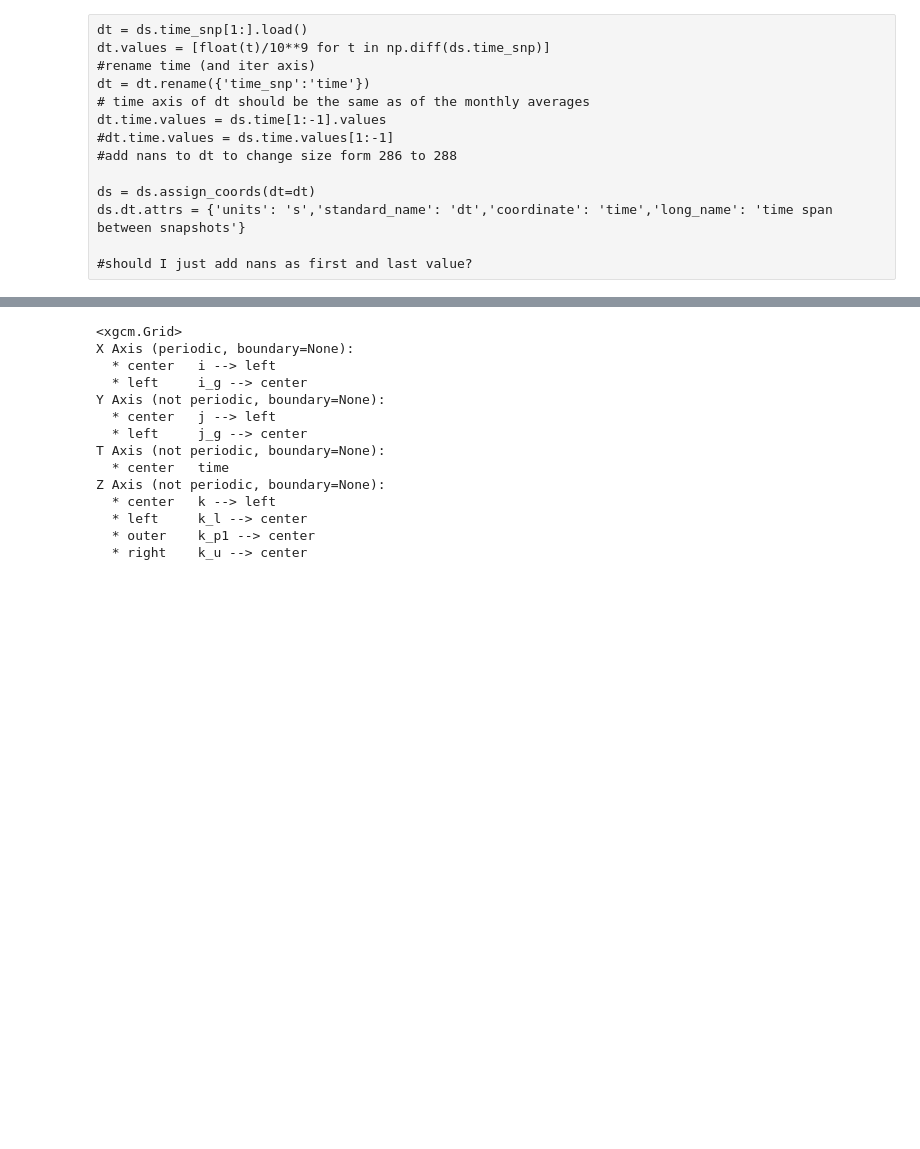
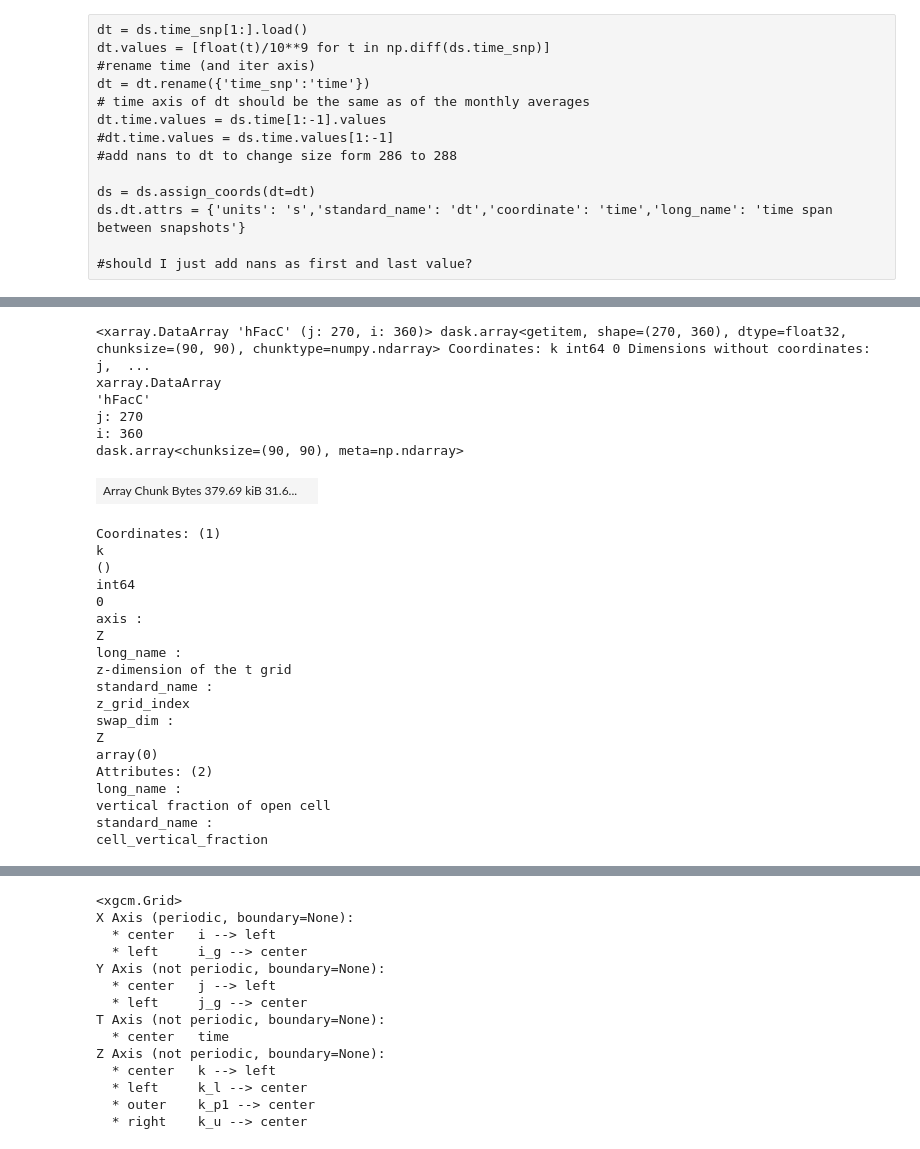
Before and after one commit to ocean-transport/WMT-project, a Jupyter notebook: ECCO-budgets/zarr-ECCO-datasets-cleaned.ipynb, the cells around one changed output, grey strips where cells are left out. Saved outputs shown, nothing was run; the diff lists cells and outputs as text; code cells hidden in the pictures; blank space fills up the shorter version.

```diff
--- a/ECCO-budgets/zarr-ECCO-datasets-cleaned.ipynb
+++ b/ECCO-budgets/zarr-ECCO-datasets-cleaned.ipynb
@@ -97,0 +139,29 @@ Data variables:
+# %%
+coords.hFacC[0]
+# %% [output]
+<xarray.DataArray 'hFacC' (j: 270, i: 360)> dask.array<getitem, shape=(270, 360), dtype=float32, chunksize=(90, 90), chunktype=numpy.ndarray> Coordinates: k int64 0 Dimensions without coordinates: j,  ...
+xarray.DataArray
+'hFacC'
+j: 270
+i: 360
+dask.array<chunksize=(90, 90), meta=np.ndarray>
+| Array Chunk Bytes 379.69 kiB 31.6... |  |
+Coordinates: (1)
+k
+()
+int64
+0
+axis :
+Z
+long_name :
+z-dimension of the t grid
+standard_name :
+z_grid_index
+swap_dim :
+Z
+array(0)
+Attributes: (2)
+long_name :
+vertical fraction of open cell
+standard_name :
+cell_vertical_fraction
```
Also changed, not shown: parts of 9 cells of this notebook.
